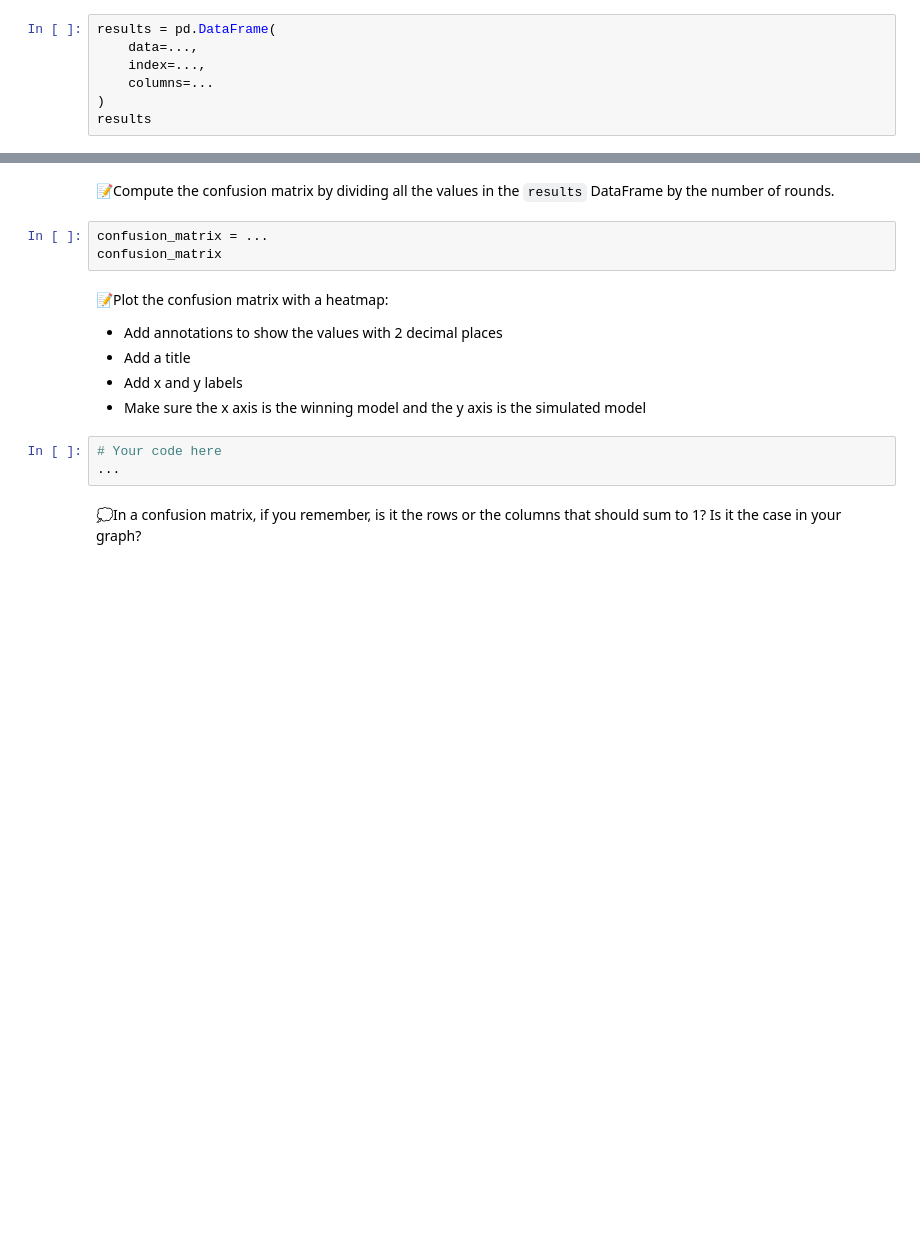
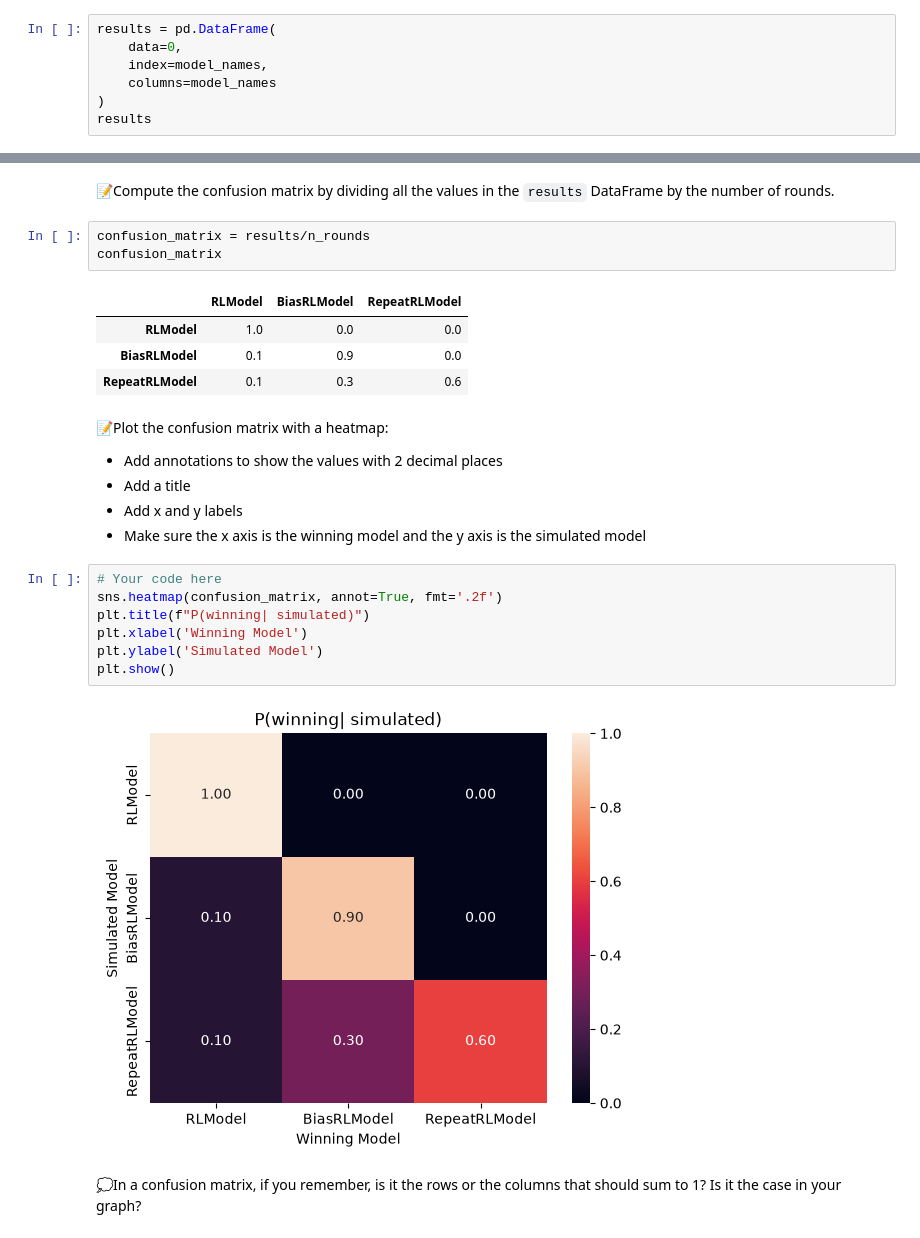
Before and after one commit to easiryne/cognitive-modeling-lab, a Jupyter notebook: TD_7/td7_notebook.ipynb, the cells around one changed output, grey strips where cells are left out. Drawn from its saved outputs; the diff is of its cells as text; blank space fills up the shorter version.

```diff
--- a/TD_7/td7_notebook.ipynb
+++ b/TD_7/td7_notebook.ipynb
@@ -367,8 +368,8 @@ Before we start the model recovery procedure, we need a matrix that keeps the co
 📝Initialize your `results` DataFrame as a 3 x 3 matrix filled with 0s. The `index` (row names) and `columns` (column names) should both be the candidate model names. Verify that the DataFrame you create is well formatted before you move on.
 # %%
 results = pd.DataFrame(
-    data=...,
-    index=...,
-    columns=...
+    data=0,
+    index=model_names,
+    columns=model_names
 )
 results
@@ -445,8 +627,13 @@ $P(\text{winning} | \text{simulated})$.
 # %% [markdown]
 📝Compute the confusion matrix by dividing all the values in the `results` DataFrame by the number of rounds.
 # %%
-confusion_matrix = ...
+confusion_matrix = results/n_rounds
 confusion_matrix
+# %% [output]
+|  | RLModel | BiasRLModel | RepeatRLModel |
+| RLModel | 1.0 | 0.0 | 0.0 |
+| BiasRLModel | 0.1 | 0.9 | 0.0 |
+| RepeatRLModel | 0.1 | 0.3 | 0.6 |
 # %% [markdown]
 📝Plot the confusion matrix with a heatmap:
 - Add annotations to show the values with 2 decimal places
@@ -455,7 +642,13 @@ confusion_matrix
 - Make sure the x axis is the winning model and the y axis is the simulated model
 # %%
 # Your code here
-...
+sns.heatmap(confusion_matrix, annot=True, fmt='.2f')
+plt.title(f"P(winning| simulated)")
+plt.xlabel('Winning Model')
+plt.ylabel('Simulated Model')
+plt.show()
+# %% [output]
+[figure, added]
 # %% [markdown]
 💭In a confusion matrix, if you remember, is it the rows or the columns that should sum to 1? Is it the case in your graph?
 # %% [markdown]
```
Also changed, not shown: parts of 14 cells of this notebook.
